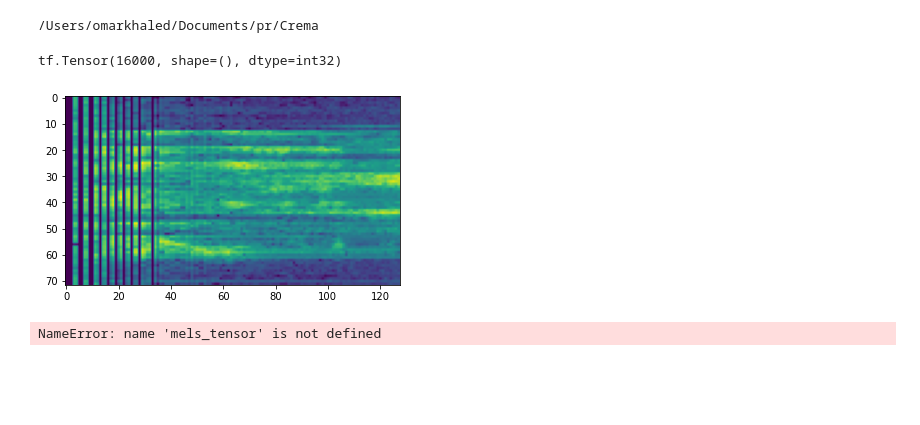
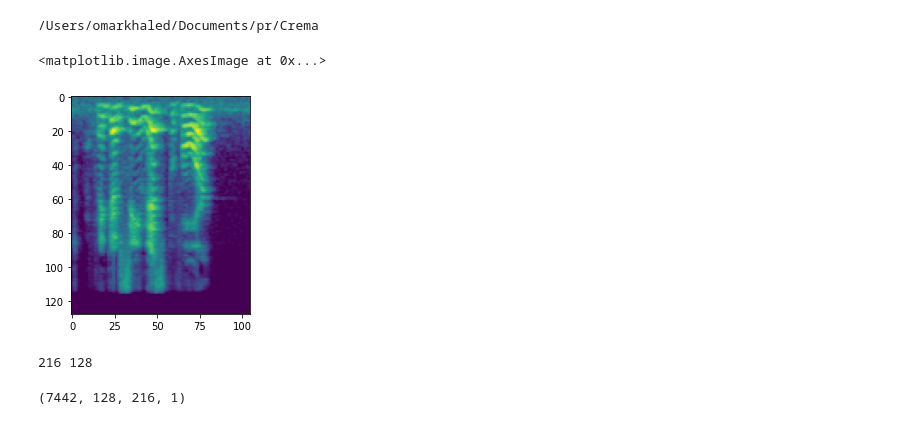
Before and after one commit to omarkhaled99/speech_emotion_recognition, a Jupyter notebook: PR_assignment3-3.ipynb, the cells around one changed output. Saved outputs shown, nothing was run; the diff lists cells and outputs as text; code cells hidden in the pictures; blank space fills up the shorter version.

```diff
--- a/PR_assignment3-3.ipynb
+++ b/PR_assignment3-3.ipynb
@@ -101,12 +55,32 @@ def generate_mel(path):
+# %%
+# @jit(nopython=True)
+def generate_mel(path):
+  signal, sample_rate = librosa.load(path)
+  mel_spectrogram = librosa.feature.melspectrogram(signal, sr=sample_rate, n_fft=2048, hop_length=512, n_mels=128)
+  log_mel_spectrogram = librosa.power_to_db(mel_spectrogram)
+
+  return log_mel_spectrogram
 # %%
-# mels_tensor = None
-# for file in fileList:
-track_mel = generate_mel(fileList[4900])
-  # mels_tensor.stack(track_mel)
+mels_tensor = []
+for file in fileList:
+  track_mel = generate_mel(file)
+  mels_tensor.append(track_mel)
-# %% [output]
-tf.Tensor(16000, shape=(), dtype=int32)
-[figure, removed]
-# %%
-print(mels_tensor[1])
-# %% [output]
-NameError: name 'mels_tensor' is not defined
+# %%
+
+plt.figure()
+plt.imshow(mels_tensor[0])
+# %% [output]
+<matplotlib.image.AxesImage at 0x...>
+[figure, added]
+# %%
+#getting the minimum dimension to resize all the spectograms to
+max_col = 0
+max_row = 0
+for mel in mels_tensor:
+    if mel.shape[0] > max_row:
+        max_row = mel.shape[0]
+    if mel.shape[1] > max_col:
+        max_col = mel.shape[1]
+print(max_col,max_row)
+# %% [output]
+216 128
@@ -112,0 +102,6 @@ NameError: name 'mels_tensor' is not defined
+# %%
+mels_np_array = np.array(mels_tensor)
+mels_np_array = mels_np_array[:,:, :, np.newaxis]
+print(mels_np_array.shape)
+# %% [output]
+(7442, 128, 216, 1)
```
Also changed, not shown: parts of 32 cells of this notebook.
